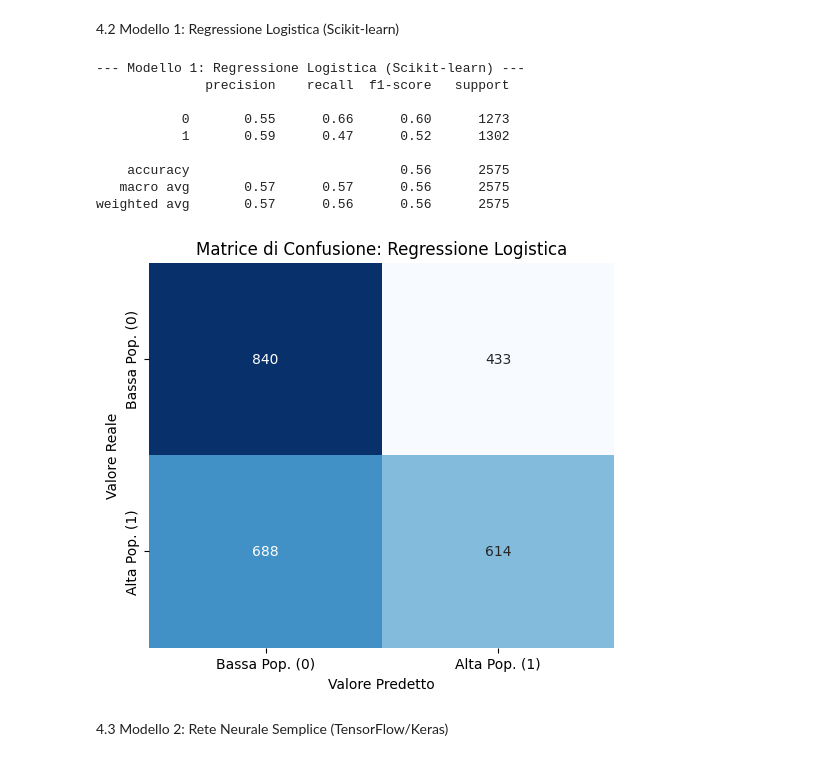
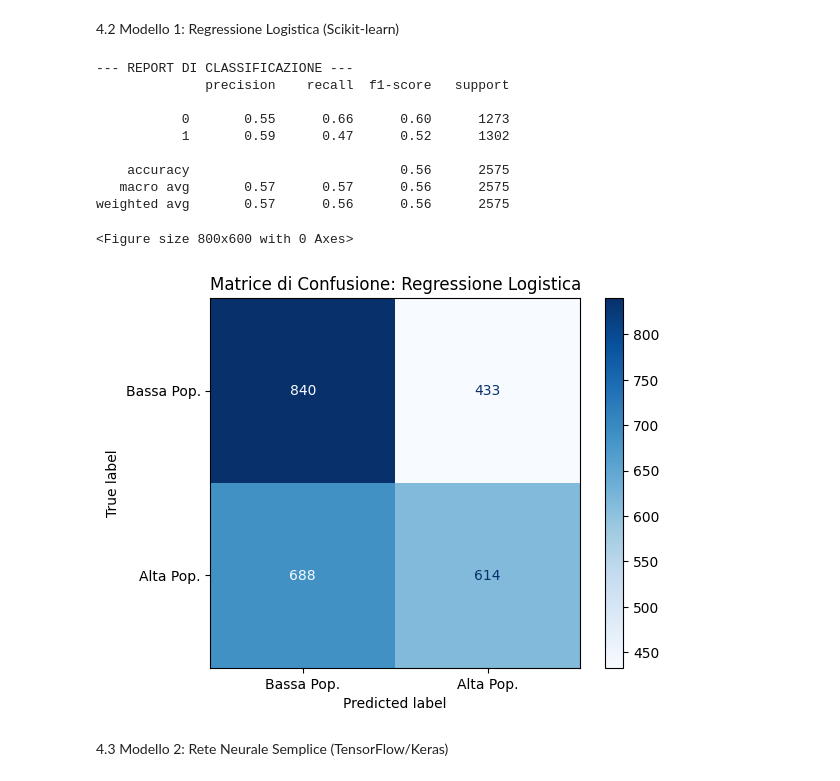
Before and after one commit to chiaracasali3101/Laboratorio_big_data, a Jupyter notebook: progetto.ipynb, the cells around one changed output. Saved outputs shown, nothing was run; the diff lists cells and outputs as text; code cells hidden in the pictures.

```diff
--- a/progetto.ipynb
+++ b/progetto.ipynb
@@ -258,39 +407,49 @@ Dati suddivisi e standardizzati. Pronti per l'addestramento.
 # %% [markdown]
 4.2 Modello 1: Regressione Logistica (Scikit-learn)
-# %%
-import seaborn as sns
-import matplotlib.pyplot as plt
-
-# 1. Addestramento del modello di Regressione Logistica
-log_reg = LogisticRegression(random_state=42, max_iter=1000)
-log_reg.fit(X_train_scaled, Y_train)
-
-# 2. Valutazione e Report
-Y_pred_log_reg = log_reg.predict(X_test_scaled)
-
-print("--- Modello 1: Regressione Logistica (Scikit-learn) ---")
-print(classification_report(Y_test, Y_pred_log_reg))
-
-# 3. Visualizzazione della Matrice di Confusione
-cm = confusion_matrix(Y_test, Y_pred_log_reg)
-plt.figure(figsize=(6, 5))
-sns.heatmap(cm, annot=True, fmt='d', cmap='Blues', cbar=False,
-            xticklabels=['Bassa Pop. (0)', 'Alta Pop. (1)'],
-            yticklabels=['Bassa Pop. (0)', 'Alta Pop. (1)'])
-plt.ylabel('Valore Reale')
-plt.xlabel('Valore Predetto')
-plt.title('Matrice di Confusione: Regressione Logistica')
-plt.show()
-# %% [output]
---- Modello 1: Regressione Logistica (Scikit-learn) ---
-              precision    recall  f1-score   support
-
-           0       0.55      0.66      0.60      1273
-           1       0.59      0.47      0.52      1302
-
-    accuracy                           0.56      2575
-   macro avg       0.57      0.57      0.56      2575
-weighted avg       0.57      0.56      0.56      2575
-[figure, removed]
+# %%
+from sklearn.linear_model import LogisticRegression
+from sklearn.metrics import classification_report, confusion_matrix, ConfusionMatrixDisplay
+import matplotlib.pyplot as plt
+
+# Creazione dell'oggetto modello
+# random_state=42 garantisce la riproducibilità dei risultati
+# max_iter=1000 serve per dare al modello il tempo di convergere verso la soluzione ottimale
+log_reg = LogisticRegression(random_state=42, max_iter=1000)
+
+# Addestramento del modello
+# Usiamo i dati X_train_scaled (già standardizzati) e le etichette Y_train
+log_reg.fit(X_train_scaled, Y_train)
+
+# Predizione sui dati di test
+Y_pred = log_reg.predict(X_test_scaled)
+
+# Visualizzazione dei risultati tecnici
+print("--- REPORT DI CLASSIFICAZIONE ---")
+print(classification_report(Y_test, Y_pred))
+
+# Visualizzazione della Matrice di Confusione
+plt.figure(figsize=(8, 6))
+ConfusionMatrixDisplay.from_estimator(
+    log_reg,
+    X_test_scaled,
+    Y_test,
+    display_labels=['Bassa Pop.', 'Alta Pop.'],
+    cmap='Blues'
+)
+plt.title('Matrice di Confusione: Regressione Logistica')
+plt.grid(False)
+plt.show()
+# %% [output]
+--- REPORT DI CLASSIFICAZIONE ---
+              precision    recall  f1-score   support
+
+           0       0.55      0.66      0.60      1273
+           1       0.59      0.47      0.52      1302
+
+    accuracy                           0.56      2575
+   macro avg       0.57      0.57      0.56      2575
+weighted avg       0.57      0.56      0.56      2575
+<Figure size 800x600 with 0 Axes>
+[figure, added]
 # %% [markdown]
 4.3 Modello 2: Rete Neurale Semplice (TensorFlow/Keras)
```
Also changed, not shown: parts of 25 cells of this notebook, 1 other file.
